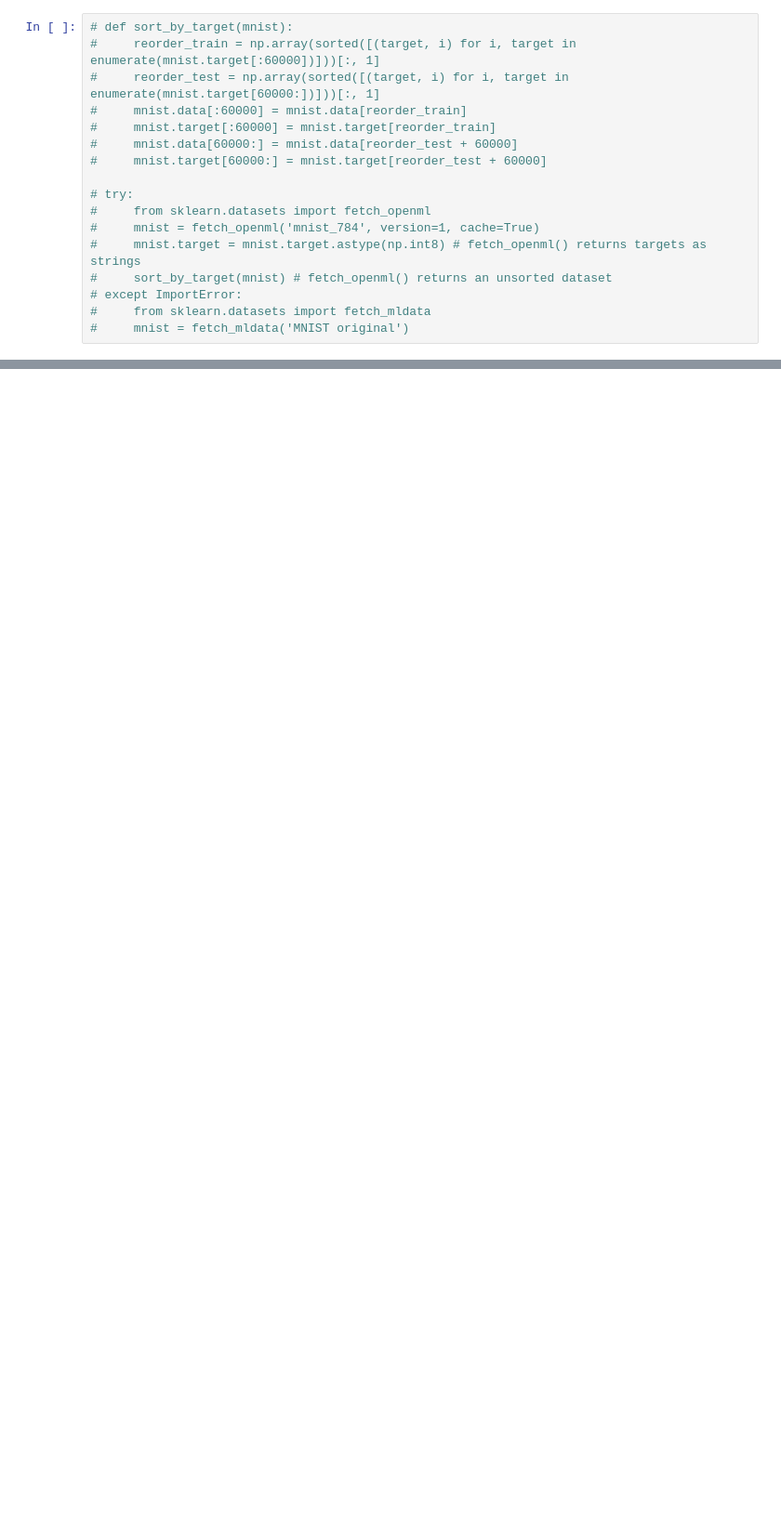
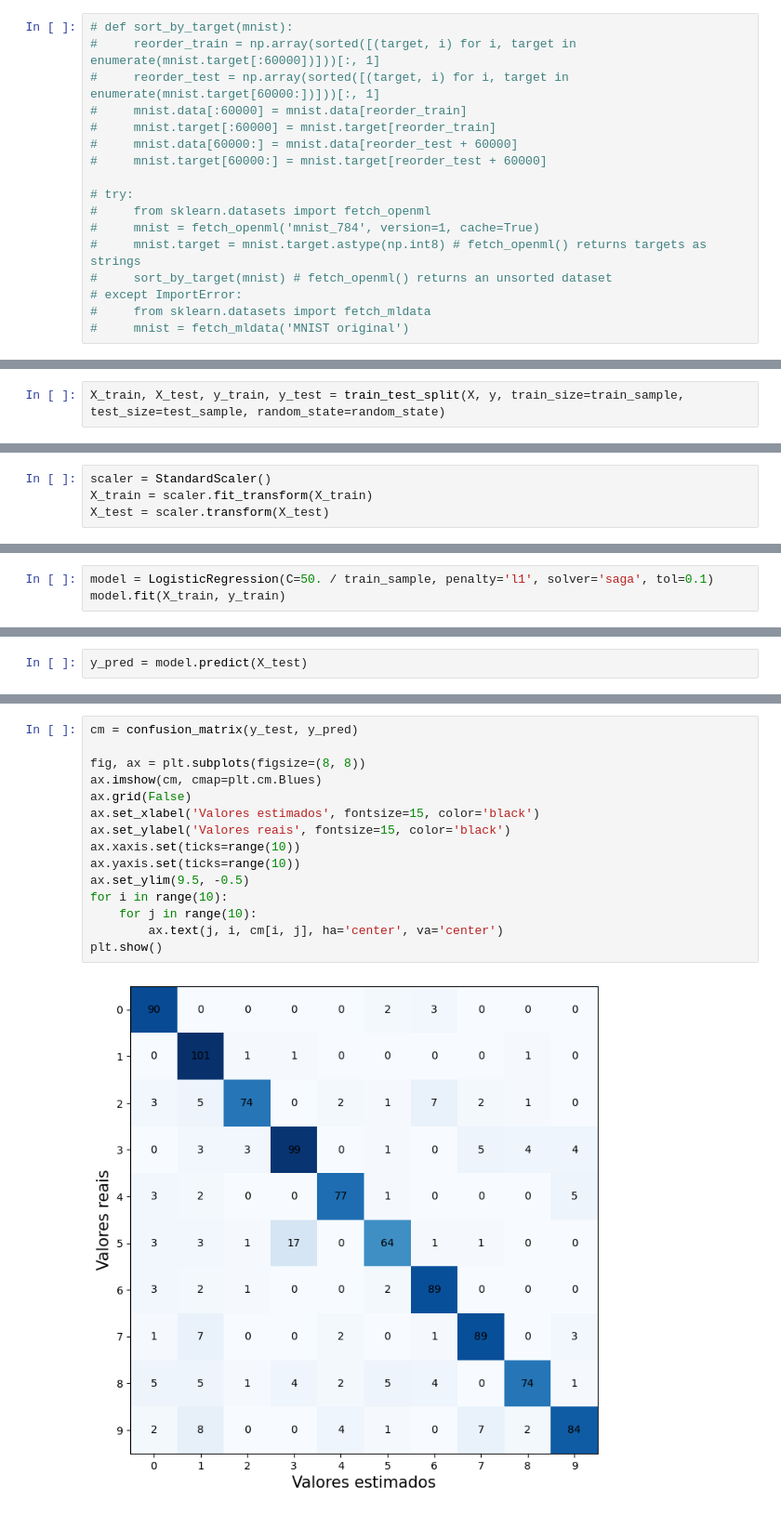
Before and after one commit to gus-phys/AI2-resources, a Jupyter notebook: 08-classificacao/aulas-praticas/aula1/regressao-logistica/MNISTLogisticRegression.ipynb, the cells around one changed output, grey strips where cells are left out. Shown at 93% size. Drawn from its saved outputs; the diff is of its cells as text; blank space fills up the shorter version.

Commit message:
Solve MNIST with Logistic Regression

```diff
--- a/08-classificacao/aulas-praticas/aula1/regressao-logistica/MNISTLogisticRegression.ipynb
+++ b/08-classificacao/aulas-praticas/aula1/regressao-logistica/MNISTLogisticRegression.ipynb
@@ -42,0 +52,2 @@ mnist = fetch_openml('mnist_784', cache=True, data_home='~/data')
+# %%
+X_train, X_test, y_train, y_test = train_test_split(X, y, train_size=train_sample, test_size=test_sample, random_state=random_state)
@@ -42,0 +56,4 @@ mnist = fetch_openml('mnist_784', cache=True, data_home='~/data')
+# %%
+scaler = StandardScaler()
+X_train = scaler.fit_transform(X_train)
+X_test = scaler.transform(X_test)
@@ -42,0 +62,3 @@ mnist = fetch_openml('mnist_784', cache=True, data_home='~/data')
+# %%
+model = LogisticRegression(C=50. / train_sample, penalty='l1', solver='saga', tol=0.1)
+model.fit(X_train, y_train)
@@ -42,0 +79,2 @@ mnist = fetch_openml('mnist_784', cache=True, data_home='~/data')
+# %%
+y_pred = model.predict(X_test)
@@ -42,0 +94,17 @@ mnist = fetch_openml('mnist_784', cache=True, data_home='~/data')
+# %%
+cm = confusion_matrix(y_test, y_pred)
+
+fig, ax = plt.subplots(figsize=(8, 8))
+ax.imshow(cm, cmap=plt.cm.Blues)
+ax.grid(False)
+ax.set_xlabel('Valores estimados', fontsize=15, color='black')
+ax.set_ylabel('Valores reais', fontsize=15, color='black')
+ax.xaxis.set(ticks=range(10))
+ax.yaxis.set(ticks=range(10))
+ax.set_ylim(9.5, -0.5)
+for i in range(10):
+    for j in range(10):
+        ax.text(j, i, cm[i, j], ha='center', va='center')
+plt.show()
+# %% [output]
+[figure, added]
```
Also changed, not shown: parts of 20 cells of this notebook.
